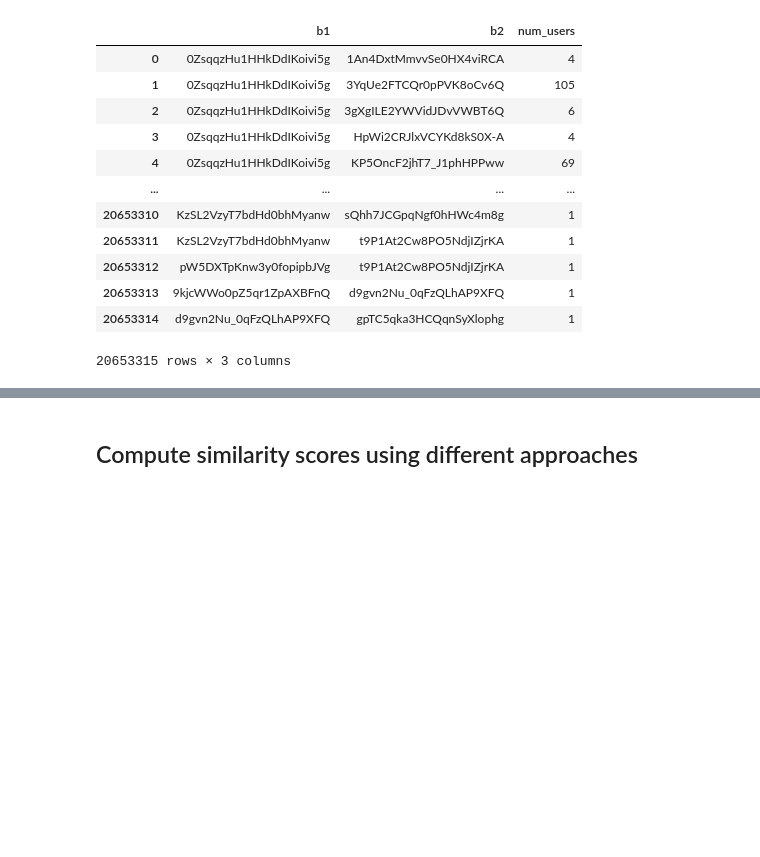
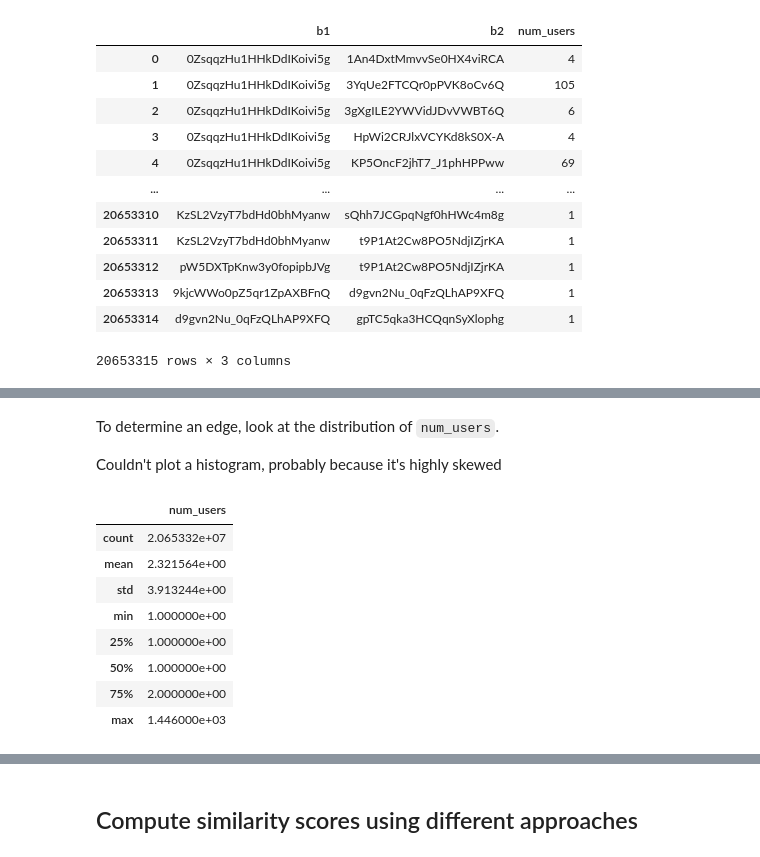
Before and after one commit to 98mina2/NetworkRecommender, a Jupyter notebook: linkPrediction.ipynb, the cells around one changed output, grey strips where cells are left out. Cells and saved outputs as stored; diff of their text form; code cells hidden in the pictures; blank space fills up the shorter version.

```diff
--- a/linkPrediction.ipynb
+++ b/linkPrediction.ipynb
@@ -214 +193,5 @@ Edge between $i$ and $j$ indicates whether there's any user who has been to thes
 Note: See https://networkx.org/documentation/latest/reference/introduction.html#networkx-basics for `nx` package documentation
+# %% [markdown]
+To determine an edge, look at the distribution of `num_users`.
+
+Couldn't plot a histogram, probably because it's highly skewed
@@ -214,0 +200,12 @@ Note: See https://networkx.org/documentation/latest/reference/introduction.html#
+# %%
+edge_df.describe()
+# %% [output]
+|  | num_users |
+| count | 2.065332e+07 |
+| mean | 2.321564e+00 |
+| std | 3.913244e+00 |
+| min | 1.000000e+00 |
+| 25% | 1.000000e+00 |
+| 50% | 1.000000e+00 |
+| 75% | 2.000000e+00 |
+| max | 1.446000e+03 |
```
Also changed, not shown: parts of 26 cells of this notebook.
